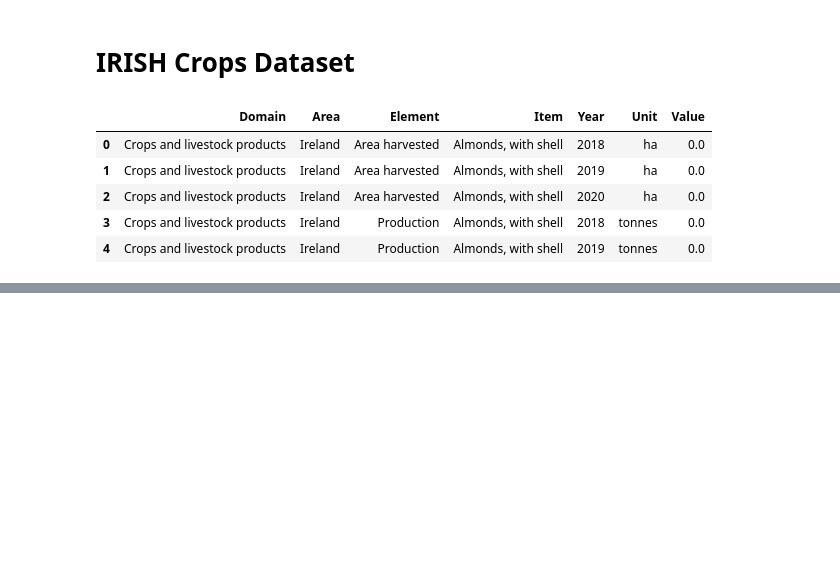
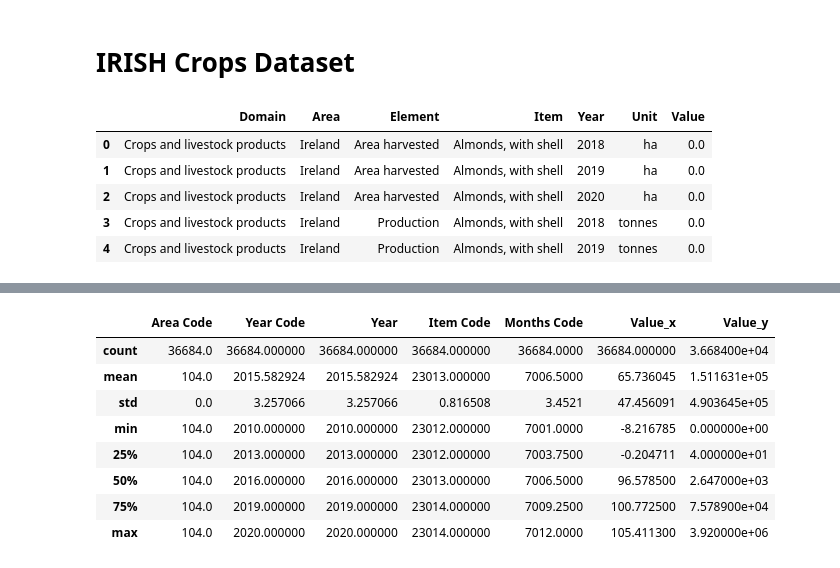
Before and after one commit to chrischukwuka2022/ca2-repo, a Jupyter notebook: CA2.Data_Analystic.ipynb, the cells around one changed output, grey strips where cells are left out. Drawn from its saved outputs; the diff is of its cells as text; code cells hidden in the pictures; blank space fills up the shorter version.

```diff
--- a/CA2.Data_Analystic.ipynb
+++ b/CA2.Data_Analystic.ipynb
@@ -75,0 +254,13 @@ irelandagri_crops.head()
+# %%
+# description of variables
+df_irishdata.describe()
+# %% [output]
+|  | Area Code | Year Code | Year | Item Code | Months Code | Value_x | Value_y |
+| count | 36684.0 | 36684.000000 | 36684.000000 | 36684.000000 | 36684.0000 | 36684.000000 | 3.668400e+04 |
+| mean | 104.0 | 2015.582924 | 2015.582924 | 23013.000000 | 7006.5000 | 65.736045 | 1.511631e+05 |
+| std | 0.0 | 3.257066 | 3.257066 | 0.816508 | 3.4521 | 47.456091 | 4.903645e+05 |
+| min | 104.0 | 2010.000000 | 2010.000000 | 23012.000000 | 7001.0000 | -8.216785 | 0.000000e+00 |
+| 25% | 104.0 | 2013.000000 | 2013.000000 | 23012.000000 | 7003.7500 | -0.204711 | 4.000000e+01 |
+| 50% | 104.0 | 2016.000000 | 2016.000000 | 23013.000000 | 7006.5000 | 96.578500 | 2.647000e+03 |
+| 75% | 104.0 | 2019.000000 | 2019.000000 | 23014.000000 | 7009.2500 | 100.772500 | 7.578900e+04 |
+| max | 104.0 | 2020.000000 | 2020.000000 | 23014.000000 | 7012.0000 | 105.411300 | 3.920000e+06 |
```
Also changed, not shown: parts of 23 cells of this notebook.
